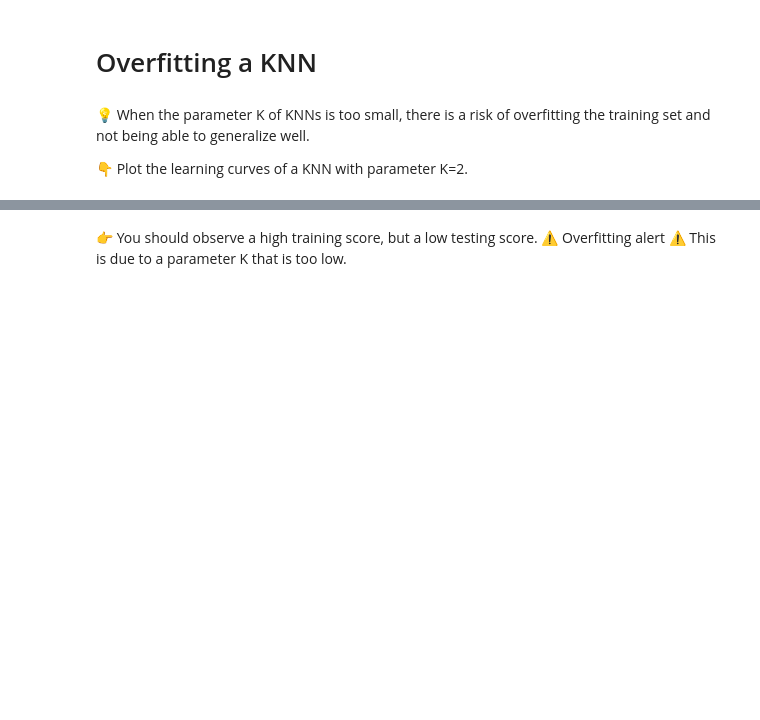
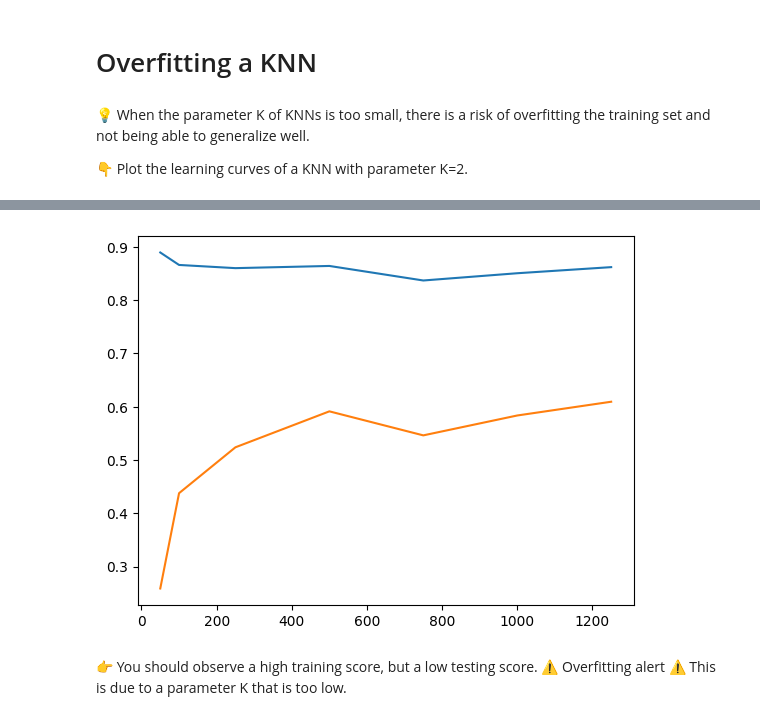
Before and after one commit to multiyumz/data-science-challenges, a Jupyter notebook: data-knn/KNN.ipynb, the cells around one changed output, grey strips where cells are left out. Cells and saved outputs as stored; diff of their text form; code cells hidden in the pictures; blank space fills up the shorter version.

```diff
--- a/data-knn/KNN.ipynb
+++ b/data-knn/KNN.ipynb
@@ -208,3 +282,9 @@ print(result.check())
+# %%
+plt.plot(train_sizes,np.mean(train_scores,axis=1))
+plt.plot(train_sizes,np.mean(test_scores,axis=1))
+plt.show()
+# %% [output]
+[figure, added]
 # %% [markdown]
 👉 You should observe a high training score, but a low testing score. ⚠️ Overfitting alert ⚠️ This is due to a parameter K that is too low.
 # %% [markdown]
```
Also changed, not shown: parts of 25 cells of this notebook, 3 other files.
